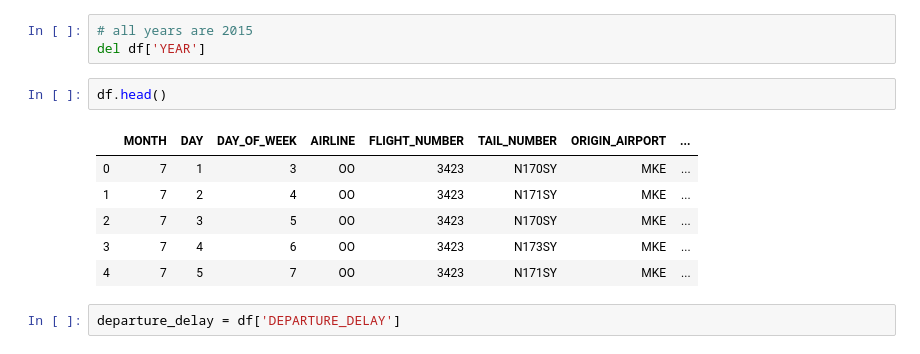
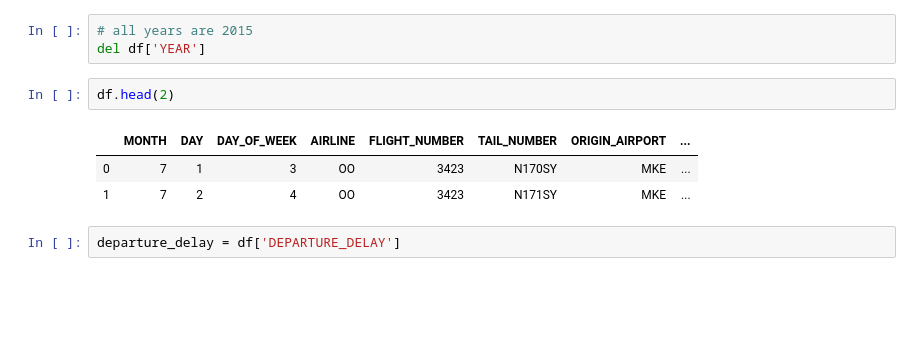
Before and after one commit to petehumphries/Flatiron_Project_5, a Jupyter notebook: PH_flight_delays_and_cancellations_ETL.ipynb, the cells around one changed output. Cells and saved outputs as stored; diff of their text form; blank space fills up the shorter version.

```diff
--- a/PH_flight_delays_and_cancellations_ETL.ipynb
+++ b/PH_flight_delays_and_cancellations_ETL.ipynb
@@ -68,14 +89,11 @@ df.drop(df.columns[0], axis=1, inplace=True)
 # all years are 2015
 del df['YEAR']
 # %%
-df.head()
+df.head(2)
 # %% [output]
 |  | MONTH | DAY | DAY_OF_WEEK | AIRLINE | FLIGHT_NUMBER | TAIL_NUMBER | ORIGIN_AIRPORT | ... |
 | 0 | 7 | 1 | 3 | OO | 3423 | N170SY | MKE | ... |
 | 1 | 7 | 2 | 4 | OO | 3423 | N171SY | MKE | ... |
-| 2 | 7 | 3 | 5 | OO | 3423 | N170SY | MKE | ... |
-| 3 | 7 | 4 | 6 | OO | 3423 | N173SY | MKE | ... |
-| 4 | 7 | 5 | 7 | OO | 3423 | N171SY | MKE | ... |
 # %%
 departure_delay = df['DEPARTURE_DELAY']
 # %%
```
Also changed, not shown: parts of 36 cells of this notebook.
